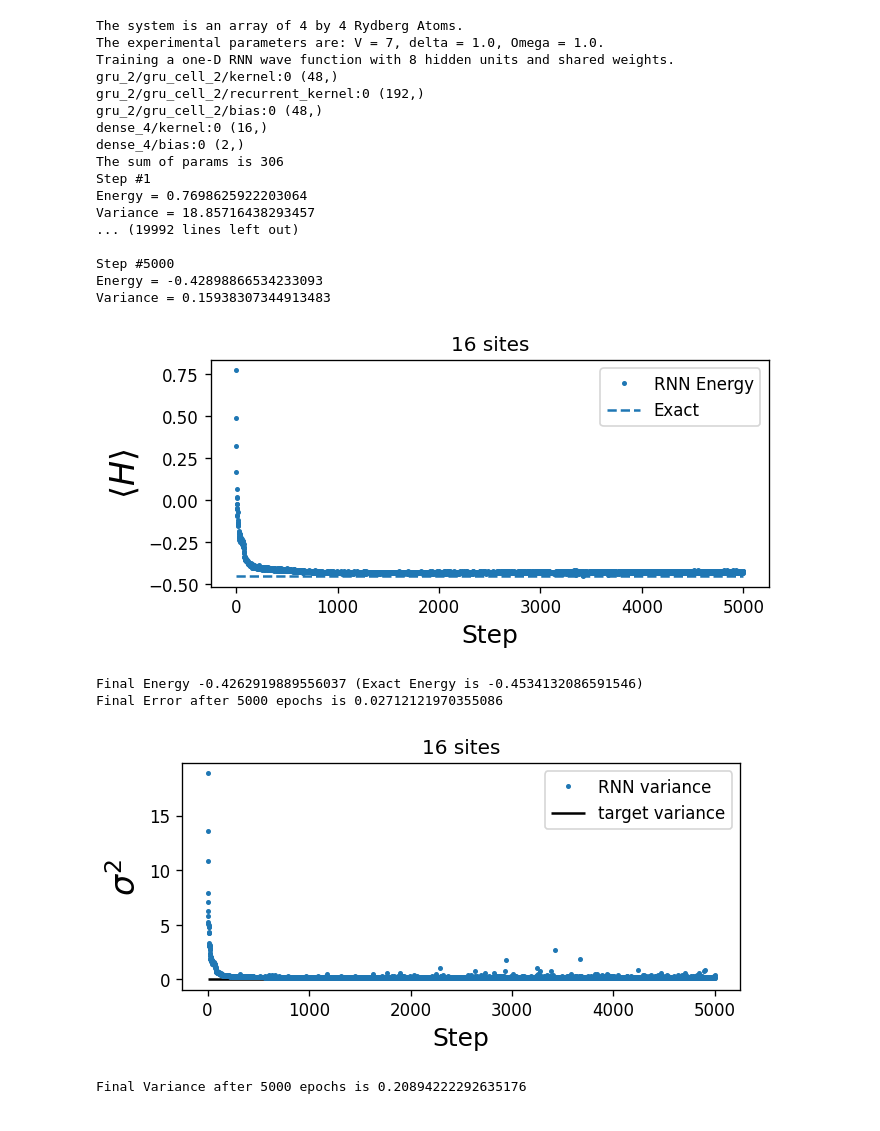
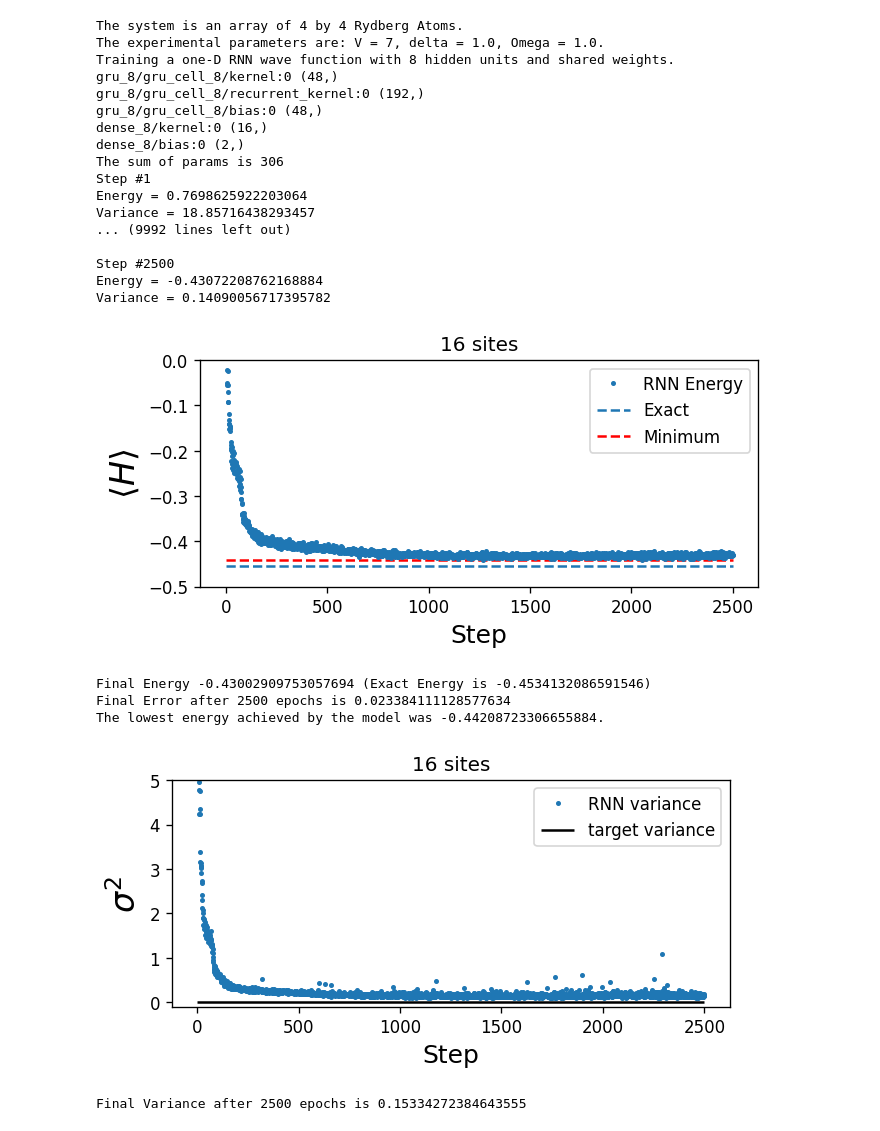
Before and after one commit to slattekr/RydbergStateReReconstruction, a Jupyter notebook: Main/Benchmarking.ipynb, the cells around one changed output. Saved outputs shown, nothing was run; the diff lists cells and outputs as text; code cells hidden in the pictures.

```diff
--- a/Main/Benchmarking.ipynb
+++ b/Main/Benchmarking.ipynb
@@ -23,9 +140,9 @@ def main():
 
         # RNN & Training Parameters
         'RNN': 'TwoD',
-        'nh': 16,
-        'lr': 1e-3,
-        'weight_sharing': False,
+        'nh': 6,
+        'lr': 5e-5,
+        'weight_sharing': True,
         'seed': 1234,
         'epochs':100,
         'ns': 1000,
@@ -68,0 +282,37 @@ Final Variance after 100 epochs is 3257.9070178667703
+# %%
+energy = []
+variance = []
+cost = []
+
+def main():
+    config = {
+        # System Parameters
+        'name': 'none',
+        'Lx': 8,
+        'Ly': 8,
+        'V': 7,
+        'Omega': 1.0,
+        'delta': 1.0,
+        'trunc': 100,
+
+        # RNN & Training Parameters
+        'RNN': 'OneD',
+        'nh': 16,
+        'lr': 1e-3,
+        'weight_sharing': True,
+        'seed': 1234,
+        'epochs':250,
+        'ns': 1000,
+        'batch_size': 100,
+
+        # Etc
+        'Print':True,
+        'Write_Data': False,
+        'Plot': True
+        }
+
+    return train_w_data(config,energy,variance,cost)
+
+
+if __name__ == "__main__":
+    model = main()
@@ -84,45 +359,46 @@ def main():
 
         # RNN & Training Parameters
         'RNN': 'OneD',
         'nh': 8,
         'lr': 1e-3,
         'weight_sharing': True,
         'seed': 1234,
-        'epochs':5000,
+        'epochs':2500,
         'ns': 1000,
         'batch_size': 100,
 
         # Etc
         'Print':True,
         'Write_Data': False,
         'Plot': True
         }
 
     return train_w_data(config,energy,variance,cost)
 
 
 if __name__ == "__main__":
     model = main()
 # %% [output]
 The system is an array of 4 by 4 Rydberg Atoms.
 The experimental parameters are: V = 7, delta = 1.0, Omega = 1.0.
 Training a one-D RNN wave function with 8 hidden units and shared weights.
-gru_2/gru_cell_2/kernel:0 (48,)
-gru_2/gru_cell_2/recurrent_kernel:0 (192,)
-gru_2/gru_cell_2/bias:0 (48,)
-dense_4/kernel:0 (16,)
-dense_4/bias:0 (2,)
+gru_8/gru_cell_8/kernel:0 (48,)
+gru_8/gru_cell_8/recurrent_kernel:0 (192,)
+gru_8/gru_cell_8/bias:0 (48,)
+dense_8/kernel:0 (16,)
+dense_8/bias:0 (2,)
 The sum of params is 306
 Step #1
 Energy = 0.7698625922203064
 Variance = 18.85716438293457
-... (19992 lines left out)
+... (9992 lines left out)
 
-Step #5000
-Energy = -0.42898866534233093
-Variance = 0.15938307344913483
+Step #2500
+Energy = -0.43072208762168884
+Variance = 0.14090056717395782
-[figure, old version]
+[figure, new version]
-Final Energy -0.4262919889556037 (Exact Energy is -0.4534132086591546)
-Final Error after 5000 epochs is 0.02712121970355086
+Final Energy -0.43002909753057694 (Exact Energy is -0.4534132086591546)
+Final Error after 2500 epochs is 0.023384111128577634
+The lowest energy achieved by the model was -0.44208723306655884.
-[figure, old version]
+[figure, new version]
-Final Variance after 5000 epochs is 0.20894222292635176
+Final Variance after 2500 epochs is 0.15334272384643555
```
Also changed, not shown: parts of 20 cells of this notebook, 4 other files.
